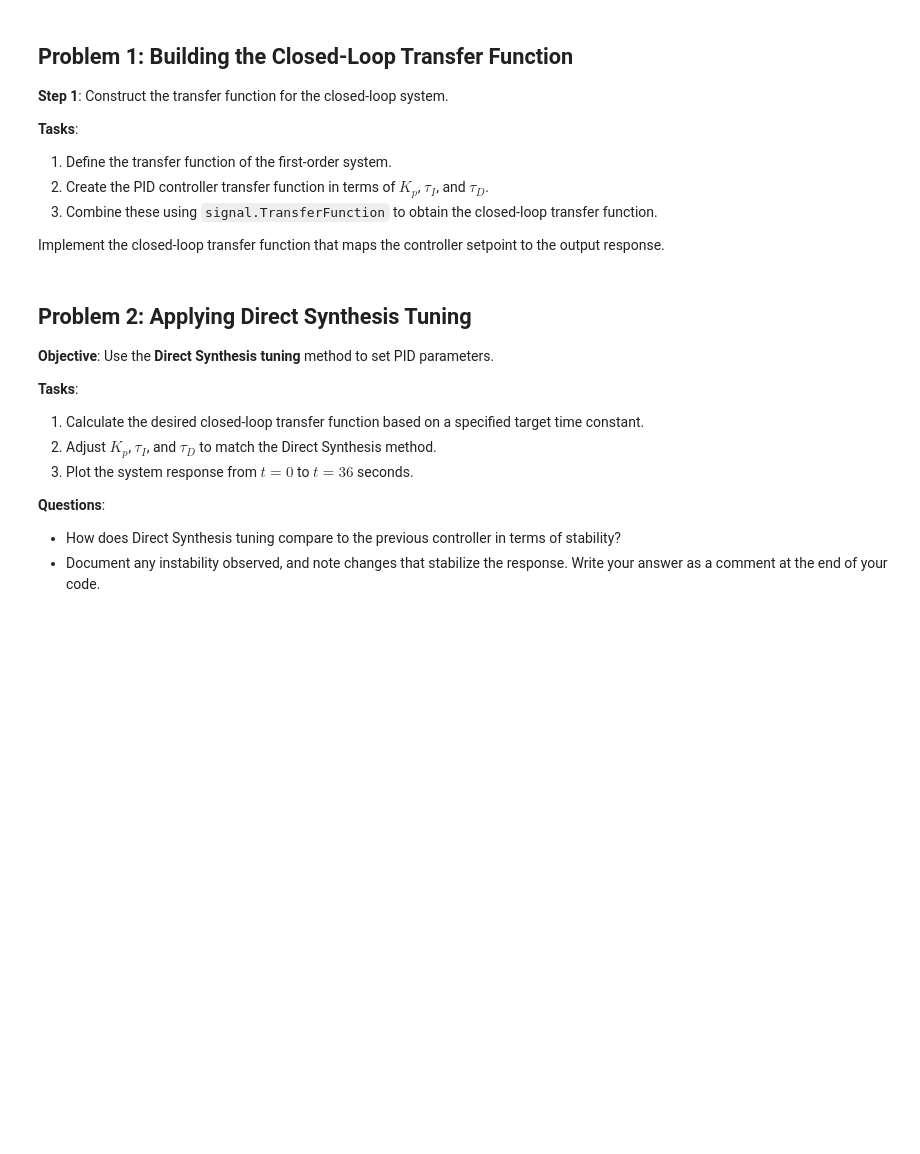
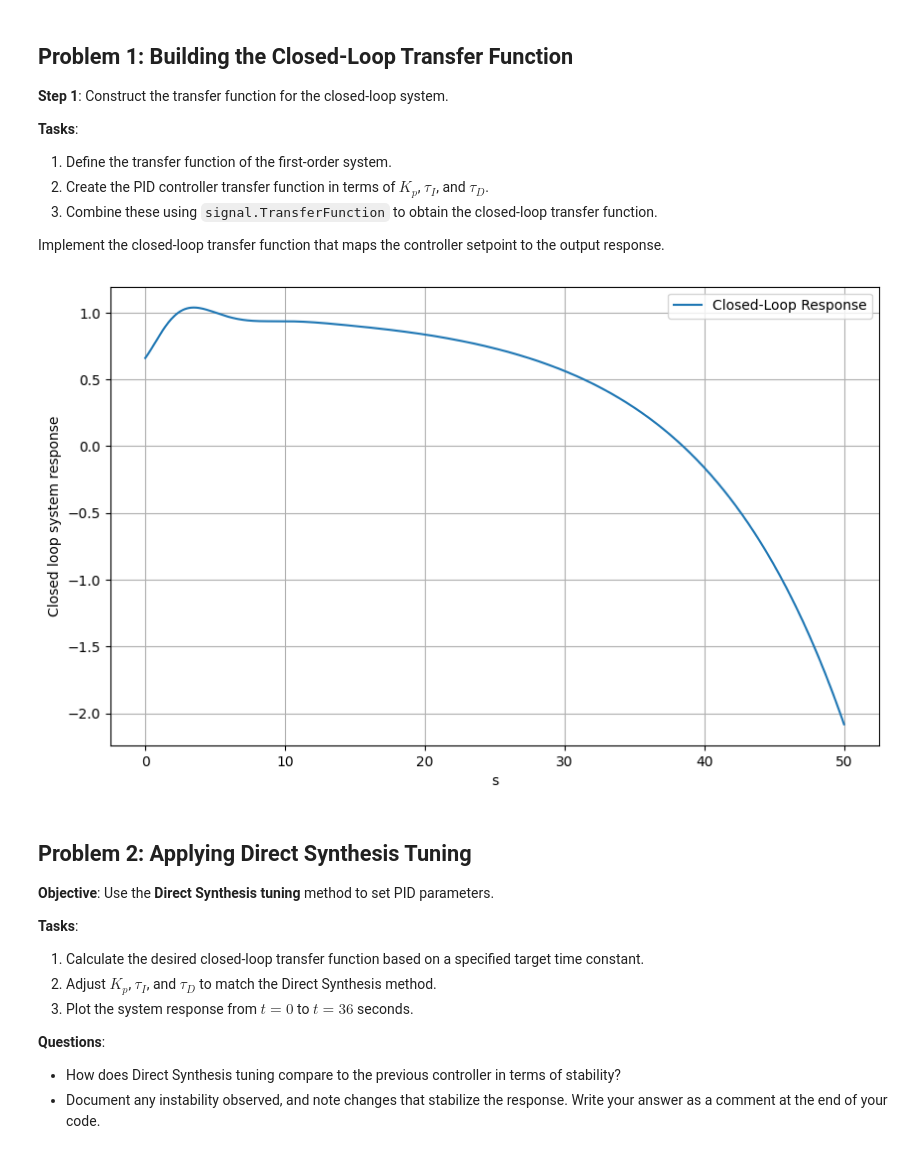
Before and after one commit to rahilisashaik/cbe_162, a Jupyter notebook: labs/Fall_2024_CBE_162_Lab__9_Tuning_Stability_Analysis.ipynb, the cells around one changed output. Cells and saved outputs as stored; diff of their text form; code cells hidden in the pictures; blank space fills up the shorter version.

```diff
--- a/labs/Fall_2024_CBE_162_Lab__9_Tuning_Stability_Analysis.ipynb
+++ b/labs/Fall_2024_CBE_162_Lab__9_Tuning_Stability_Analysis.ipynb
@@ -35,8 +35,8 @@ Implement the closed-loop transfer function that maps the controller setpoint to
 # Define the transfer function components
 import matplotlib.pyplot as plt
 import numpy as np
-import scipy as scp
-from scipy import signal
+import scipy as sp
+from scipy.signal import tf2zpk, TransferFunction, step
 
 Ks = 11.6
 taus = 6
@@ -50,6 +50,43 @@ tauI = 1
 tauD = 1
 
 # Your transfer function code here
+
+# 1.)
+numerator_plant = [Ks]
+denominator_plant = [taus, 1]
+
+first_order_tf = TransferFunction(numerator_plant, denominator_plant)
+
+numerator_deadtime = [1, -theta / 2]
+denominator_deadtime = [1, theta / 2]
+
+# 2.)
+numerator_pid = [Kp * tauD * tauI, Kp * tauI, Kp]
+denominator_pid = [tauI, 0]
+numerator_open_loop = np.polymul(numerator_plant, numerator_pid)
+denominator_open_loop = np.polymul(denominator_plant, denominator_pid)
+
+numerator_open_loop = np.polymul(numerator_open_loop, numerator_deadtime)
+denominator_open_loop = np.polymul(denominator_open_loop, denominator_deadtime)
+
+# 3.)
+numerator_closed_loop = numerator_open_loop
+denominator_closed_loop = np.polyadd(denominator_open_loop, numerator_open_loop)
+
+closed_loop_tf = TransferFunction(numerator_closed_loop, denominator_closed_loop)
+# %%
+time = np.linspace(0, 50, 1000)
+time, response = step(closed_loop_tf, T=time)
+
+plt.figure(figsize=(10, 6))
+plt.plot(time, response, label="Closed-Loop Response")
+plt.xlabel("s")
+plt.ylabel("Closed loop system response")
+plt.grid()
+plt.legend()
+plt.show()
+# %% [output]
+[figure, added]
 # %% [markdown]
 ## Problem 2: Applying Direct Synthesis Tuning
 **Objective**: Use the **Direct Synthesis tuning** method to set PID parameters.
```
Also changed, not shown: parts of 1 cell of this notebook.
